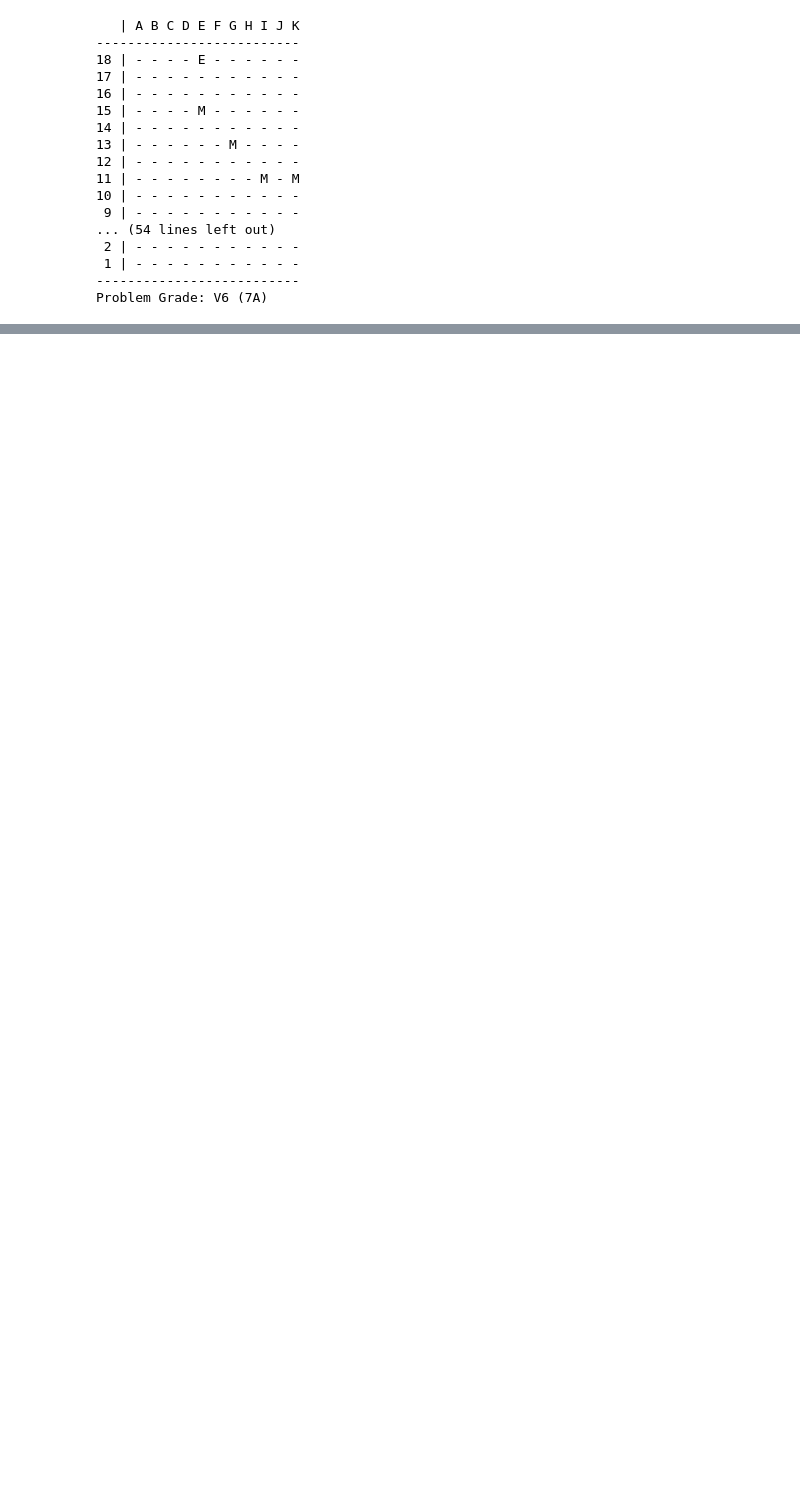
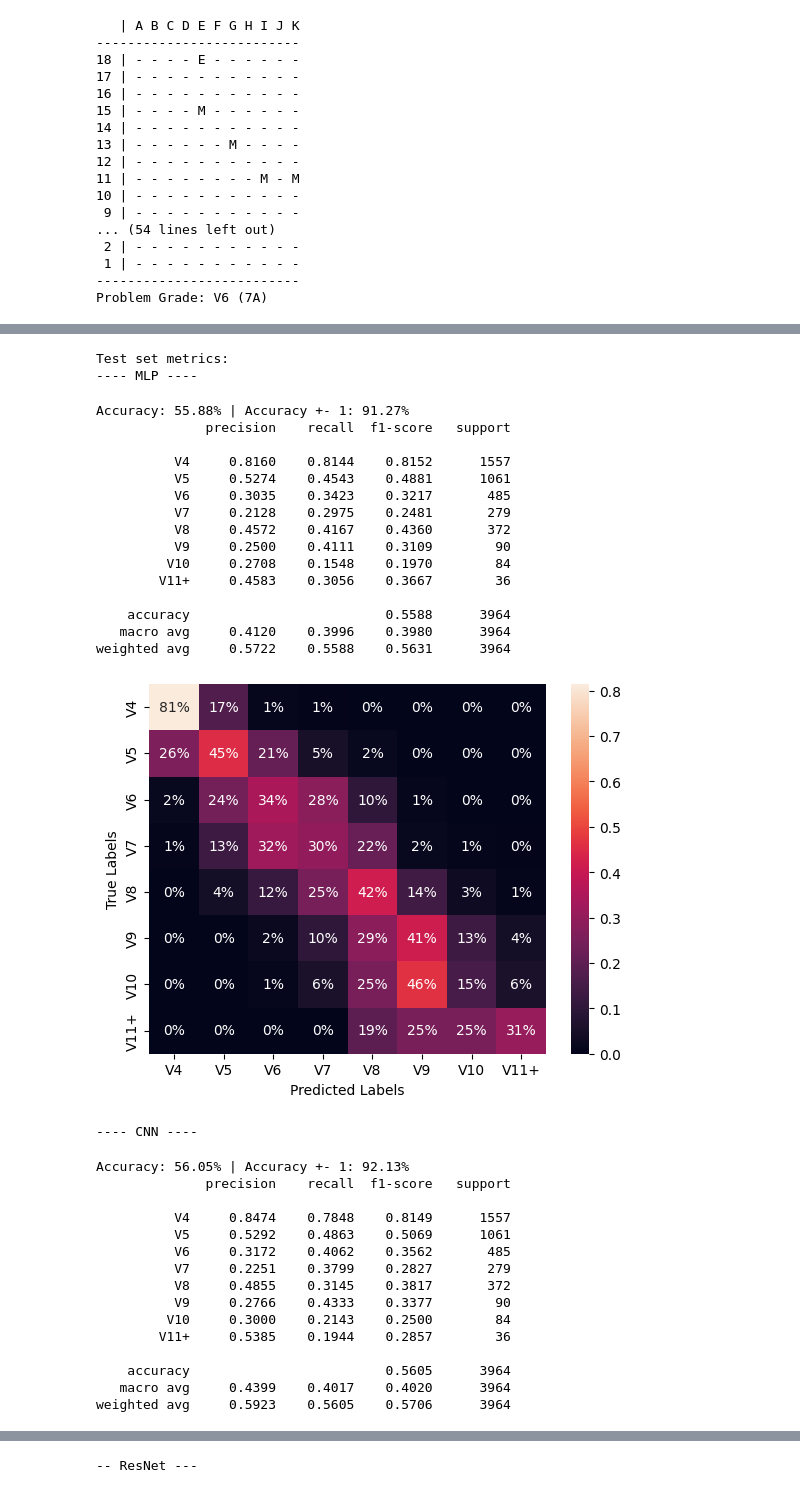
Before and after one commit to bctboi23/BoardGen, a Jupyter notebook: grade_classifier.ipynb, the cells around one changed output, grey strips where cells are left out. Cells and saved outputs as stored; diff of their text form; code cells hidden in the pictures; blank space fills up the shorter version.

```diff
--- a/grade_classifier.ipynb
+++ b/grade_classifier.ipynb
@@ -5,2 +25,17 @@ from sklearn.model_selection import train_test_split
 # %%
-data = np.load('board_grade.npy', allow_pickle=True)
+moonboard_data = np.load('board_grade.npy', allow_pickle=True)
+
+x, y = moonboard_data[:, 1], moonboard_data[:, 0]
+
+# make sure labels are correct
+for i in range(y.shape[0]):
+    try:
+        assert y[i].shape == y[i+1].shape
+    except:
+        if i + 1 < y.shape[0]:
+            print(y[i+1])
+
+all_boards = np.stack(x).reshape(-1, 18, 11, 2)
+all_classes = np.stack(y).reshape(-1, 7)
+
+all_boards.shape
@@ -904,0 +919,49 @@ weighted avg     0.5884    0.5985    0.5908      3963
+# %%
+# Finally, we check all of the models' performance on the test dataset
+test_cf_iter = data.DataLoader(test_dataset,
+                                 shuffle=False,
+                                 batch_size=64)
+
+
+print(f"Test set metrics:")
+print(f"---- MLP ----")
+get_metrics(model, test_cf_iter, device)
+print(f"---- CNN ----")
+get_metrics(cnn_model, test_cf_iter, device)
+print(f"-- ResNet ---")
+get_metrics(resnet_model, test_cf_iter, device)
+# %% [output]
+Test set metrics:
+---- MLP ----
+Accuracy: 55.88% | Accuracy +- 1: 91.27%
+              precision    recall  f1-score   support
+
+          V4     0.8160    0.8144    0.8152      1557
+          V5     0.5274    0.4543    0.4881      1061
+          V6     0.3035    0.3423    0.3217       485
+          V7     0.2128    0.2975    0.2481       279
+          V8     0.4572    0.4167    0.4360       372
+          V9     0.2500    0.4111    0.3109        90
+         V10     0.2708    0.1548    0.1970        84
+        V11+     0.4583    0.3056    0.3667        36
+
+    accuracy                         0.5588      3964
+   macro avg     0.4120    0.3996    0.3980      3964
+weighted avg     0.5722    0.5588    0.5631      3964
+[figure, added]
+---- CNN ----
+Accuracy: 56.05% | Accuracy +- 1: 92.13%
+              precision    recall  f1-score   support
+
+          V4     0.8474    0.7848    0.8149      1557
+          V5     0.5292    0.4863    0.5069      1061
+          V6     0.3172    0.4062    0.3562       485
+          V7     0.2251    0.3799    0.2827       279
+          V8     0.4855    0.3145    0.3817       372
+          V9     0.2766    0.4333    0.3377        90
+         V10     0.3000    0.2143    0.2500        84
+        V11+     0.5385    0.1944    0.2857        36
+
+    accuracy                         0.5605      3964
+   macro avg     0.4399    0.4017    0.4020      3964
+weighted avg     0.5923    0.5605    0.5706      3964
@@ -904,0 +969 @@ weighted avg     0.5884    0.5985    0.5908      3963
+-- ResNet ---
```
Also changed, not shown: parts of 29 cells of this notebook, 3 other files.
